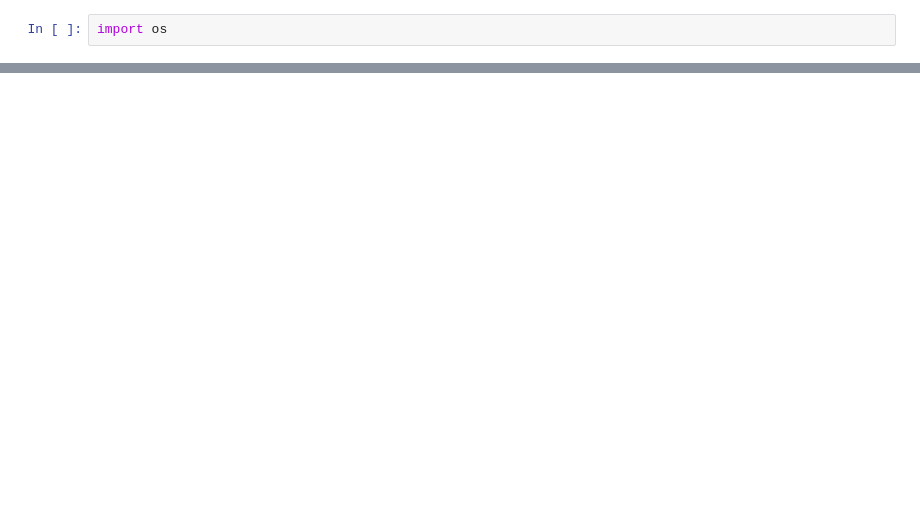
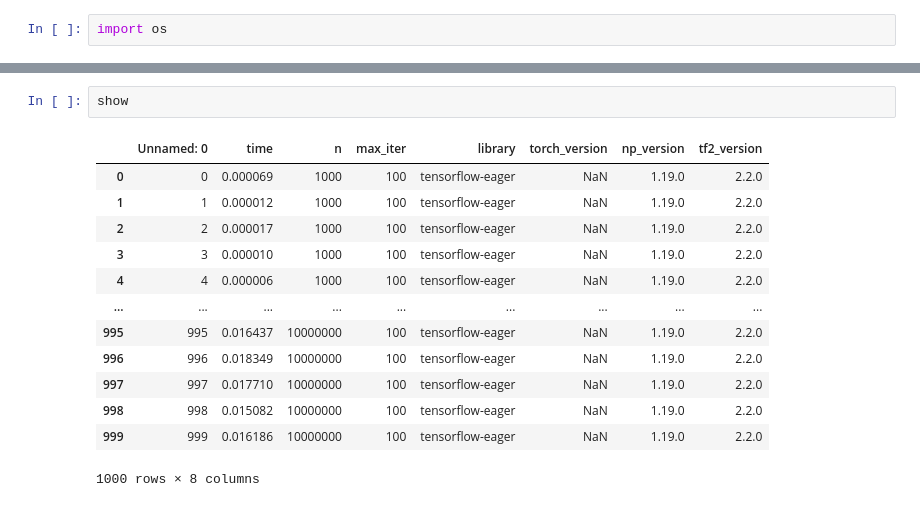
Before and after one commit to stsievert/pytorch-timing-comparisons, a Jupyter notebook: Tensorflow-eval.ipynb, the cells around one changed output, grey strips where cells are left out. Cells and saved outputs as stored; diff of their text form; blank space fills up the shorter version.

```diff
--- a/Tensorflow-eval.ipynb
+++ b/Tensorflow-eval.ipynb
@@ -62,0 +66,16 @@ plt.savefig("images/conversion.svg")
+# %%
+show
+# %% [output]
+|  | Unnamed: 0 | time | n | max_iter | library | torch_version | np_version | tf2_version |
+| 0 | 0 | 0.000069 | 1000 | 100 | tensorflow-eager | NaN | 1.19.0 | 2.2.0 |
+| 1 | 1 | 0.000012 | 1000 | 100 | tensorflow-eager | NaN | 1.19.0 | 2.2.0 |
+| 2 | 2 | 0.000017 | 1000 | 100 | tensorflow-eager | NaN | 1.19.0 | 2.2.0 |
+| 3 | 3 | 0.000010 | 1000 | 100 | tensorflow-eager | NaN | 1.19.0 | 2.2.0 |
+| 4 | 4 | 0.000006 | 1000 | 100 | tensorflow-eager | NaN | 1.19.0 | 2.2.0 |
+| ... | ... | ... | ... | ... | ... | ... | ... | ... |
+| 995 | 995 | 0.016437 | 10000000 | 100 | tensorflow-eager | NaN | 1.19.0 | 2.2.0 |
+| 996 | 996 | 0.018349 | 10000000 | 100 | tensorflow-eager | NaN | 1.19.0 | 2.2.0 |
+| 997 | 997 | 0.017710 | 10000000 | 100 | tensorflow-eager | NaN | 1.19.0 | 2.2.0 |
+| 998 | 998 | 0.015082 | 10000000 | 100 | tensorflow-eager | NaN | 1.19.0 | 2.2.0 |
+| 999 | 999 | 0.016186 | 10000000 | 100 | tensorflow-eager | NaN | 1.19.0 | 2.2.0 |
+1000 rows × 8 columns
```
Also changed, not shown: parts of 7 cells of this notebook, 7 other files.
